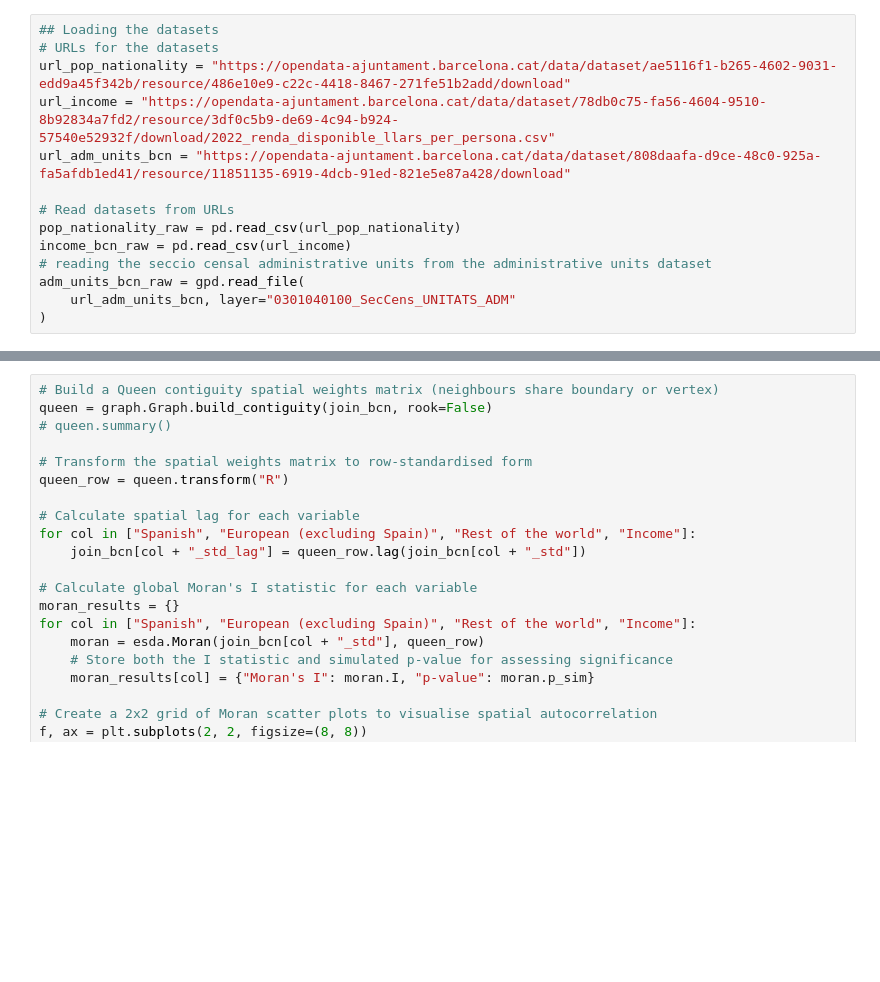
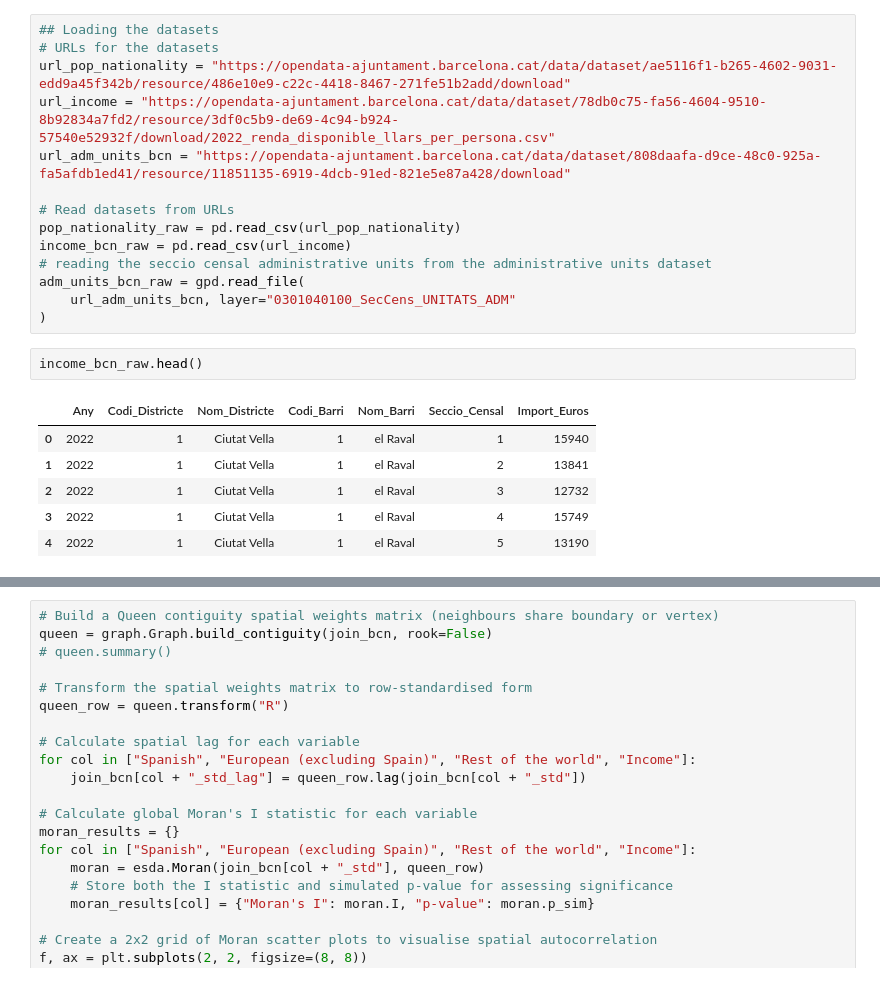
Before and after one commit to sds4sg/spatial-data-science-in-python-juanfonsecaLS1, a Jupyter notebook: 99_assignment/assignment.ipynb, the cells around one changed output, grey strips where cells are left out. Cells and saved outputs as stored; diff of their text form; blank space fills up the shorter version.

```diff
--- a/99_assignment/assignment.ipynb
+++ b/99_assignment/assignment.ipynb
@@ -32,6 +34,15 @@ income_bcn_raw = pd.read_csv(url_income)
 adm_units_bcn_raw = gpd.read_file(
     url_adm_units_bcn, layer="0301040100_SecCens_UNITATS_ADM"
 )
+# %%
+income_bcn_raw.head()
+# %% [output]
+|  | Any | Codi_Districte | Nom_Districte | Codi_Barri | Nom_Barri | Seccio_Censal | Import_Euros |
+| 0 | 2022 | 1 | Ciutat Vella | 1 | el Raval | 1 | 15940 |
+| 1 | 2022 | 1 | Ciutat Vella | 1 | el Raval | 2 | 13841 |
+| 2 | 2022 | 1 | Ciutat Vella | 1 | el Raval | 3 | 12732 |
+| 3 | 2022 | 1 | Ciutat Vella | 1 | el Raval | 4 | 15749 |
+| 4 | 2022 | 1 | Ciutat Vella | 1 | el Raval | 5 | 13190 |
 # %%
 # Creating a copy of the raw datasets to work with
 pop_nationality = pop_nationality_raw.copy()
```
Also changed, not shown: parts of 14 cells of this notebook.
